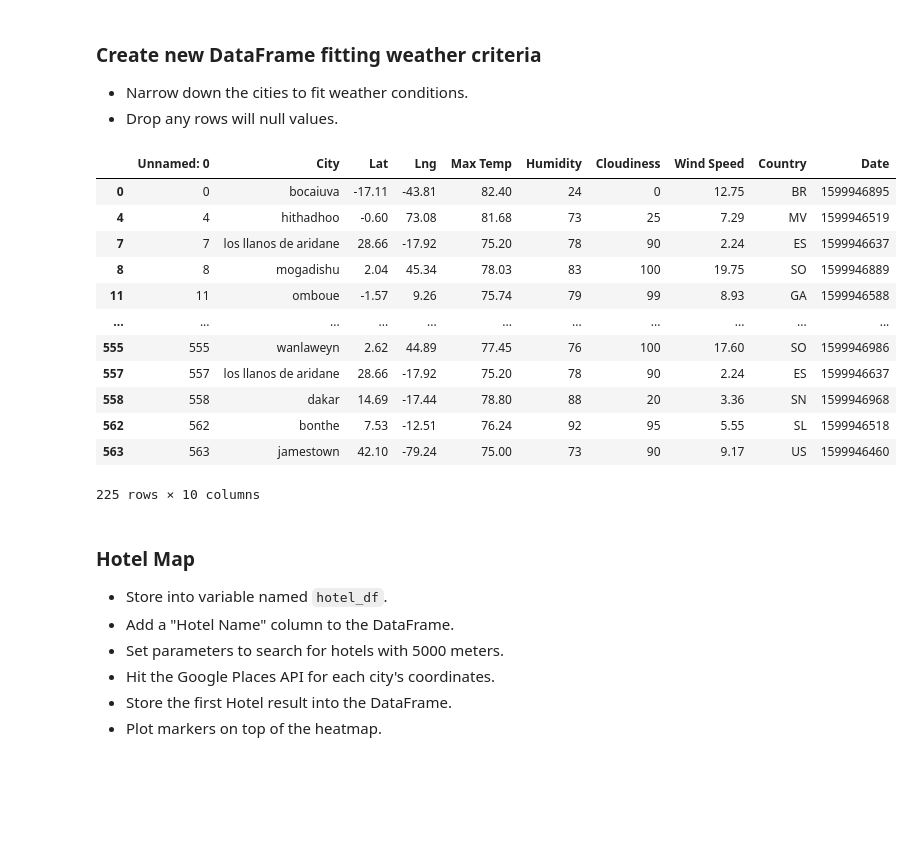
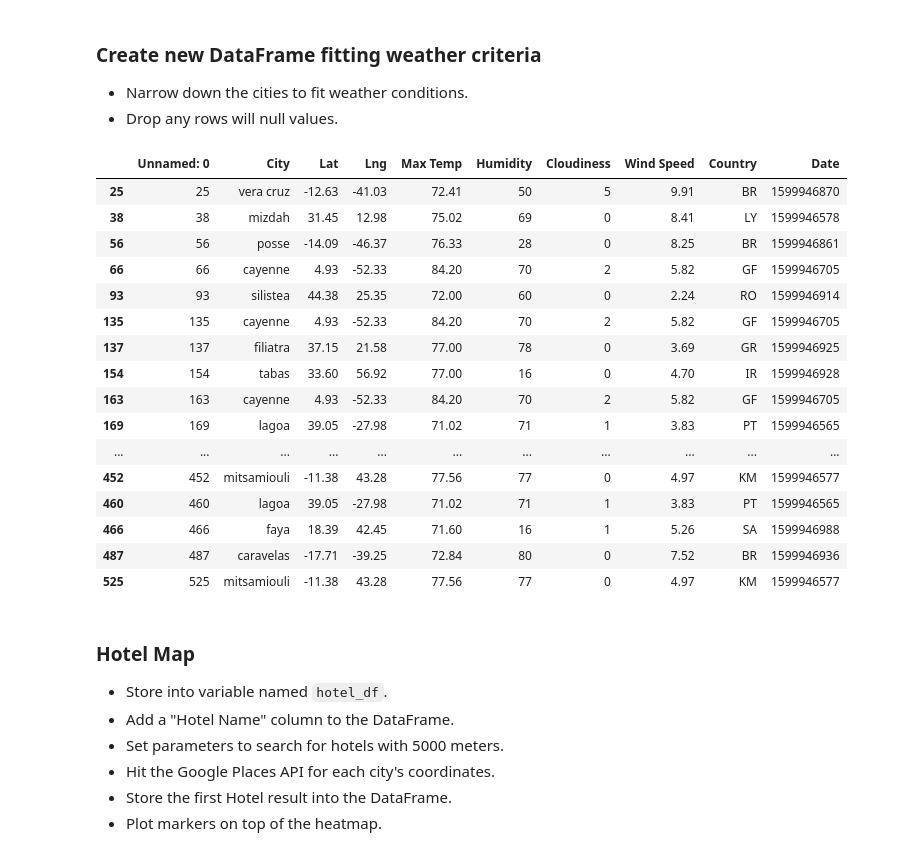
Before and after one commit to rmaher314/HW6-Python_API2, a Jupyter notebook: VacationPy/VacationPy.ipynb, the cells around one changed output. Saved outputs shown, nothing was run; the diff lists cells and outputs as text; code cells hidden in the pictures; blank space fills up the shorter version.

```diff
--- a/VacationPy/VacationPy.ipynb
+++ b/VacationPy/VacationPy.ipynb
@@ -69,23 +71,29 @@ fig
 * Drop any rows will null values.
 # %%
 maxlow_locations_df = city_list_file_df[city_list_file_df['Max Temp'] > 70]
-vacation_temps_df = maxlow_locations_df[maxlow_locations_df['Max Temp'] <85]
+maxhigh_locations_df = maxlow_locations_df[maxlow_locations_df['Max Temp'] <85]
+desired_wind_df = maxhigh_locations_df[maxhigh_locations_df['Wind Speed'] <10]
+vacation_temps_df = desired_wind_df[desired_wind_df['Cloudiness'] <10]
 vacation_temps_df.dropna(how="any")
 vacation_temps_df
 # %% [output]
 |  | Unnamed: 0 | City | Lat | Lng | Max Temp | Humidity | Cloudiness | Wind Speed | Country | Date |
-| 0 | 0 | bocaiuva | -17.11 | -43.81 | 82.40 | 24 | 0 | 12.75 | BR | 1599946895 |
-| 4 | 4 | hithadhoo | -0.60 | 73.08 | 81.68 | 73 | 25 | 7.29 | MV | 1599946519 |
-| 7 | 7 | los llanos de aridane | 28.66 | -17.92 | 75.20 | 78 | 90 | 2.24 | ES | 1599946637 |
-| 8 | 8 | mogadishu | 2.04 | 45.34 | 78.03 | 83 | 100 | 19.75 | SO | 1599946889 |
-| 11 | 11 | omboue | -1.57 | 9.26 | 75.74 | 79 | 99 | 8.93 | GA | 1599946588 |
+| 25 | 25 | vera cruz | -12.63 | -41.03 | 72.41 | 50 | 5 | 9.91 | BR | 1599946870 |
+| 38 | 38 | mizdah | 31.45 | 12.98 | 75.02 | 69 | 0 | 8.41 | LY | 1599946578 |
+| 56 | 56 | posse | -14.09 | -46.37 | 76.33 | 28 | 0 | 8.25 | BR | 1599946861 |
+| 66 | 66 | cayenne | 4.93 | -52.33 | 84.20 | 70 | 2 | 5.82 | GF | 1599946705 |
+| 93 | 93 | silistea | 44.38 | 25.35 | 72.00 | 60 | 0 | 2.24 | RO | 1599946914 |
+| 135 | 135 | cayenne | 4.93 | -52.33 | 84.20 | 70 | 2 | 5.82 | GF | 1599946705 |
+| 137 | 137 | filiatra | 37.15 | 21.58 | 77.00 | 78 | 0 | 3.69 | GR | 1599946925 |
+| 154 | 154 | tabas | 33.60 | 56.92 | 77.00 | 16 | 0 | 4.70 | IR | 1599946928 |
+| 163 | 163 | cayenne | 4.93 | -52.33 | 84.20 | 70 | 2 | 5.82 | GF | 1599946705 |
+| 169 | 169 | lagoa | 39.05 | -27.98 | 71.02 | 71 | 1 | 3.83 | PT | 1599946565 |
 | ... | ... | ... | ... | ... | ... | ... | ... | ... | ... | ... |
-| 555 | 555 | wanlaweyn | 2.62 | 44.89 | 77.45 | 76 | 100 | 17.60 | SO | 1599946986 |
-| 557 | 557 | los llanos de aridane | 28.66 | -17.92 | 75.20 | 78 | 90 | 2.24 | ES | 1599946637 |
-| 558 | 558 | dakar | 14.69 | -17.44 | 78.80 | 88 | 20 | 3.36 | SN | 1599946968 |
-| 562 | 562 | bonthe | 7.53 | -12.51 | 76.24 | 92 | 95 | 5.55 | SL | 1599946518 |
-| 563 | 563 | jamestown | 42.10 | -79.24 | 75.00 | 73 | 90 | 9.17 | US | 1599946460 |
+| 452 | 452 | mitsamiouli | -11.38 | 43.28 | 77.56 | 77 | 0 | 4.97 | KM | 1599946577 |
+| 460 | 460 | lagoa | 39.05 | -27.98 | 71.02 | 71 | 1 | 3.83 | PT | 1599946565 |
+| 466 | 466 | faya | 18.39 | 42.45 | 71.60 | 16 | 1 | 5.26 | SA | 1599946988 |
+| 487 | 487 | caravelas | -17.71 | -39.25 | 72.84 | 80 | 0 | 7.52 | BR | 1599946936 |
+| 525 | 525 | mitsamiouli | -11.38 | 43.28 | 77.56 | 77 | 0 | 4.97 | KM | 1599946577 |
-225 rows × 10 columns
 # %% [markdown]
 ### Hotel Map
 * Store into variable named `hotel_df`.
```
Also changed, not shown: parts of 3 cells of this notebook.
